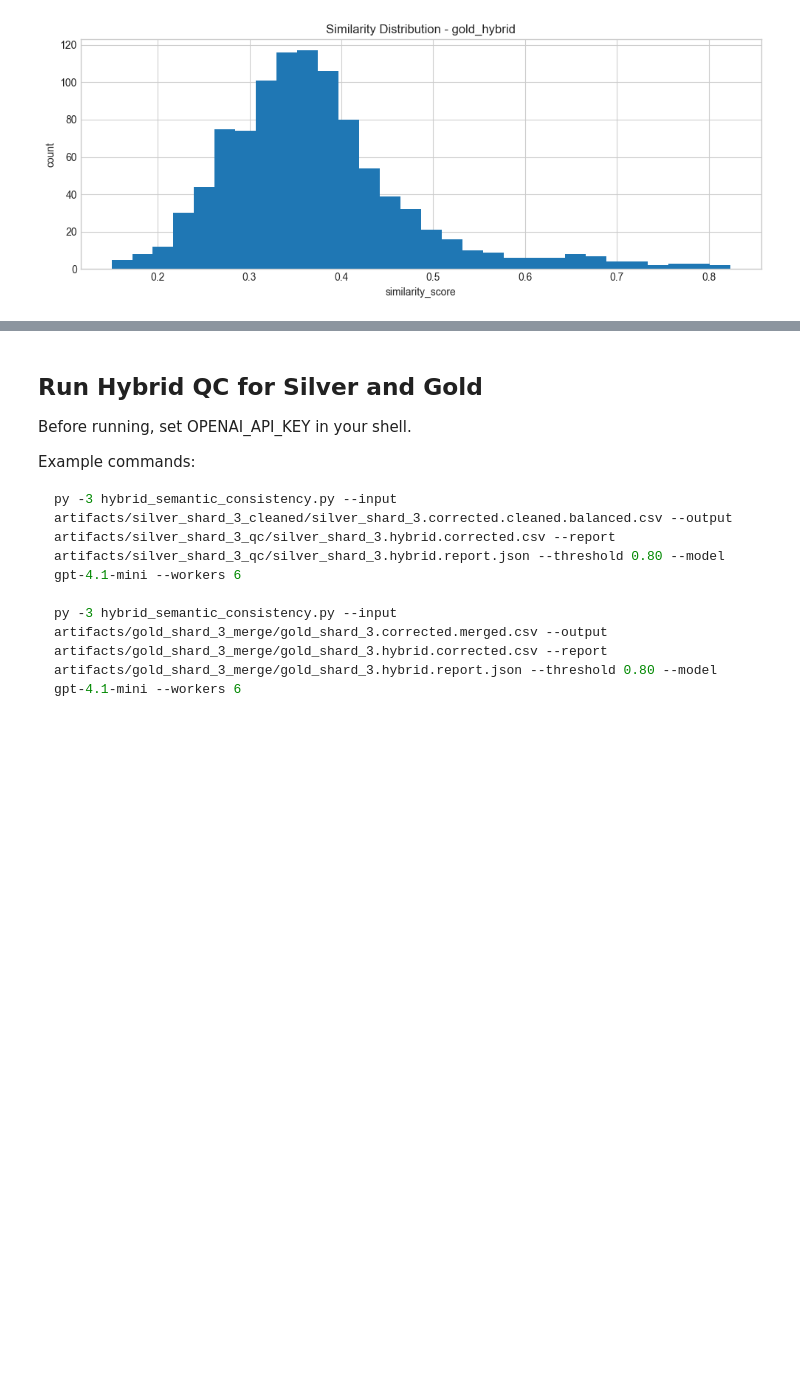
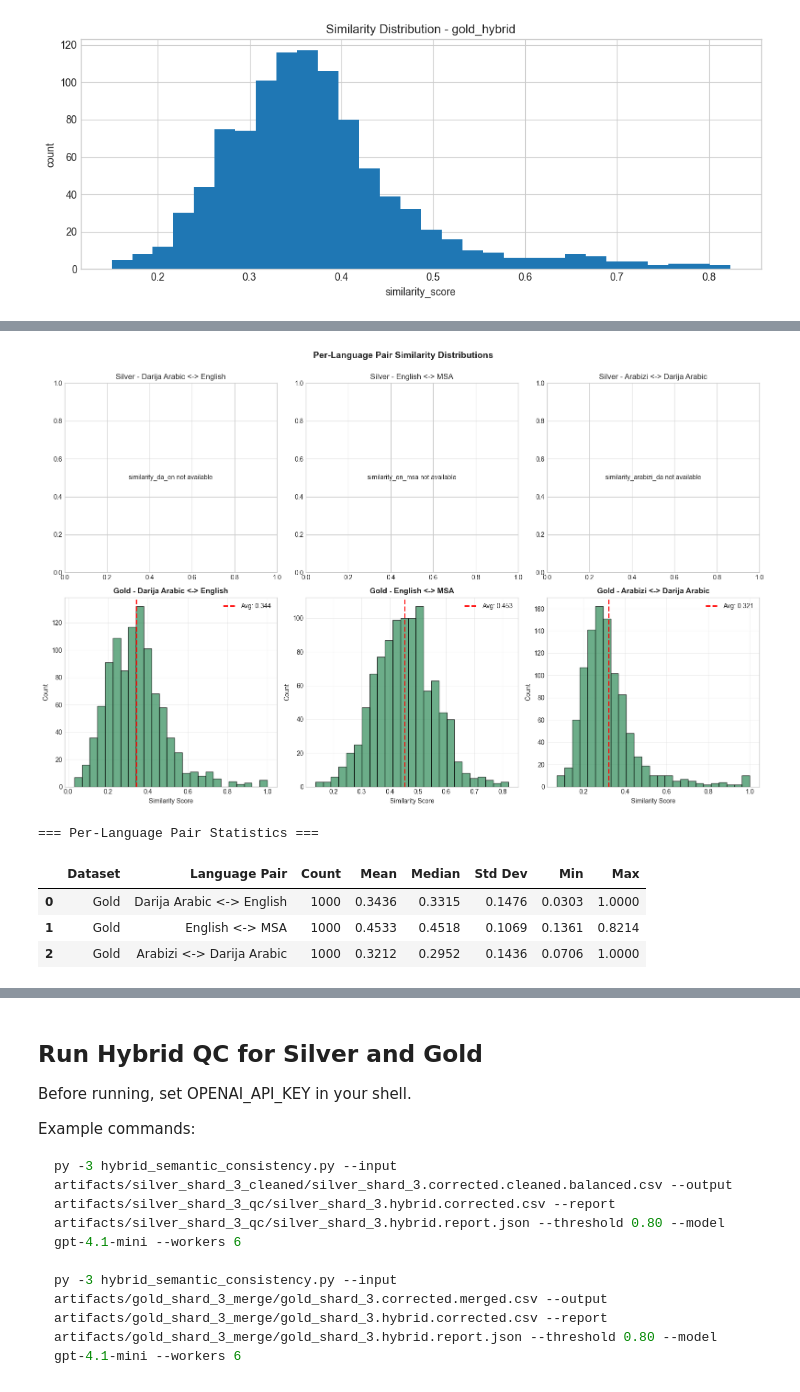
Before and after one commit to chaimaeelmounjali/Translation-NLP-Project, a Jupyter notebook: Hybrid_Semantic_QC_Visualization.ipynb, the cells around one changed output, grey strips where cells are left out. Drawn from its saved outputs; the diff is of its cells as text; code cells hidden in the pictures; blank space fills up the shorter version.

```diff
--- a/Hybrid_Semantic_QC_Visualization.ipynb
+++ b/Hybrid_Semantic_QC_Visualization.ipynb
@@ -182,0 +207,78 @@ pd.DataFrame(report_rows)
+# %%
+import numpy as np
+import seaborn as sns
+
+# Per-language similarity breakdown
+language_pairs = [
+    ('similarity_da_en', 'Darija Arabic <-> English'),
+    ('similarity_en_msa', 'English <-> MSA'),
+    ('similarity_arabizi_da', 'Arabizi <-> Darija Arabic'),
+]
+
+silver_hybrid = dataframes.get('silver_hybrid')
+gold_hybrid = dataframes.get('gold_hybrid')
+
+fig, axes = plt.subplots(2, 3, figsize=(16, 10))
+
+for idx, (col, label) in enumerate(language_pairs):
+    ax_silver = axes[0, idx]
+    ax_gold = axes[1, idx]
+
+    # Silver
+    if silver_hybrid is not None and col in silver_hybrid.columns:
+        sim_s = pd.to_numeric(silver_hybrid[col], errors='coerce').dropna()
+        ax_silver.hist(sim_s.values, bins=25, alpha=0.7, color='steelblue', edgecolor='black')
+        ax_silver.axvline(sim_s.mean(), color='red', linestyle='--', linewidth=2, label=f'Avg: {sim_s.mean():.3f}')
+        ax_silver.set_title(f'Silver - {label}', fontsize=12, fontweight='bold')
+        ax_silver.set_xlabel('Similarity Score')
+        ax_silver.set_ylabel('Count')
+        ax_silver.legend()
+        ax_silver.grid(True, alpha=0.3)
+    else:
+        ax_silver.text(0.5, 0.5, f'{col} not available', ha='center', va='center', transform=ax_silver.transAxes)
+        ax_silver.set_title(f'Silver - {label}')
+
+    # Gold
+    if gold_hybrid is not None and col in gold_hybrid.columns:
+        sim_g = pd.to_numeric(gold_hybrid[col], errors='coerce').dropna()
+        ax_gold.hist(sim_g.values, bins=25, alpha=0.7, color='seagreen', edgecolor='black')
+        ax_gold.axvline(sim_g.mean(), color='red', linestyle='--', linewidth=2, label=f'Avg: {sim_g.mean():.3f}')
+        ax_gold.set_title(f'Gold - {label}', fontsize=12, fontweight='bold')
+        ax_gold.set_xlabel('Similarity Score')
+        ax_gold.set_ylabel('Count')
+        ax_gold.legend()
+        ax_gold.grid(True, alpha=0.3)
+    else:
+        ax_gold.text(0.5, 0.5, f'{col} not available', ha='center', va='center', transform=ax_gold.transAxes)
+        ax_gold.set_title(f'Gold - {label}')
+
+plt.suptitle('Per-Language Pair Similarity Distributions', fontsize=14, fontweight='bold', y=1.00)
+plt.tight_layout()
+plt.show()
+
+# Statistics table
+print("\n=== Per-Language Pair Statistics ===\n")
+stats_rows = []
+for col, label in language_pairs:
+    for dataset_name, df in [('Silver', silver_hybrid), ('Gold', gold_hybrid)]:
+        if df is not None and col in df.columns:
+            sim = pd.to_numeric(df[col], errors='coerce').dropna()
+            stats_rows.append({
+                'Dataset': dataset_name,
+                'Language Pair': label,
+                'Count': len(sim),
+                'Mean': round(sim.mean(), 4),
+                'Median': round(sim.median(), 4),
+                'Std Dev': round(sim.std(), 4),
+                'Min': round(sim.min(), 4),
+                'Max': round(sim.max(), 4),
+            })
+
+pd.DataFrame(stats_rows)
+# %% [output]
+[figure, added]
+=== Per-Language Pair Statistics ===
+|  | Dataset | Language Pair | Count | Mean | Median | Std Dev | Min | Max |
+| 0 | Gold | Darija Arabic <-> English | 1000 | 0.3436 | 0.3315 | 0.1476 | 0.0303 | 1.0000 |
+| 1 | Gold | English <-> MSA | 1000 | 0.4533 | 0.4518 | 0.1069 | 0.1361 | 0.8214 |
+| 2 | Gold | Arabizi <-> Darija Arabic | 1000 | 0.3212 | 0.2952 | 0.1436 | 0.0706 | 1.0000 |
```
Also changed, not shown: parts of 8 cells of this notebook, 44 other files.
